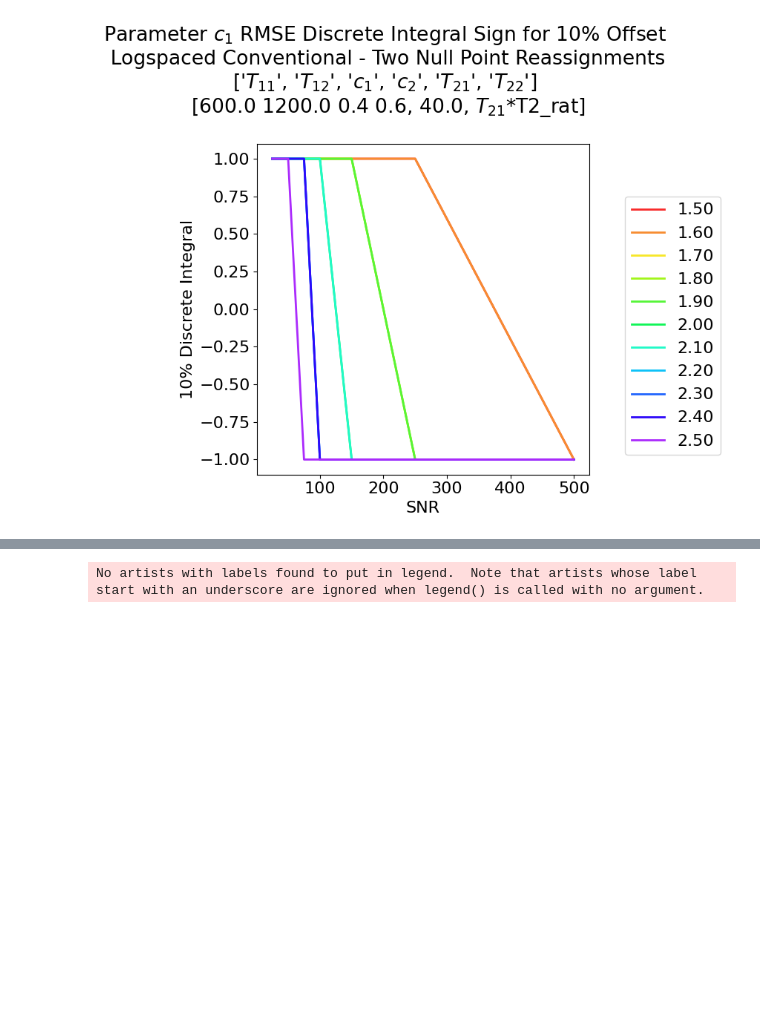
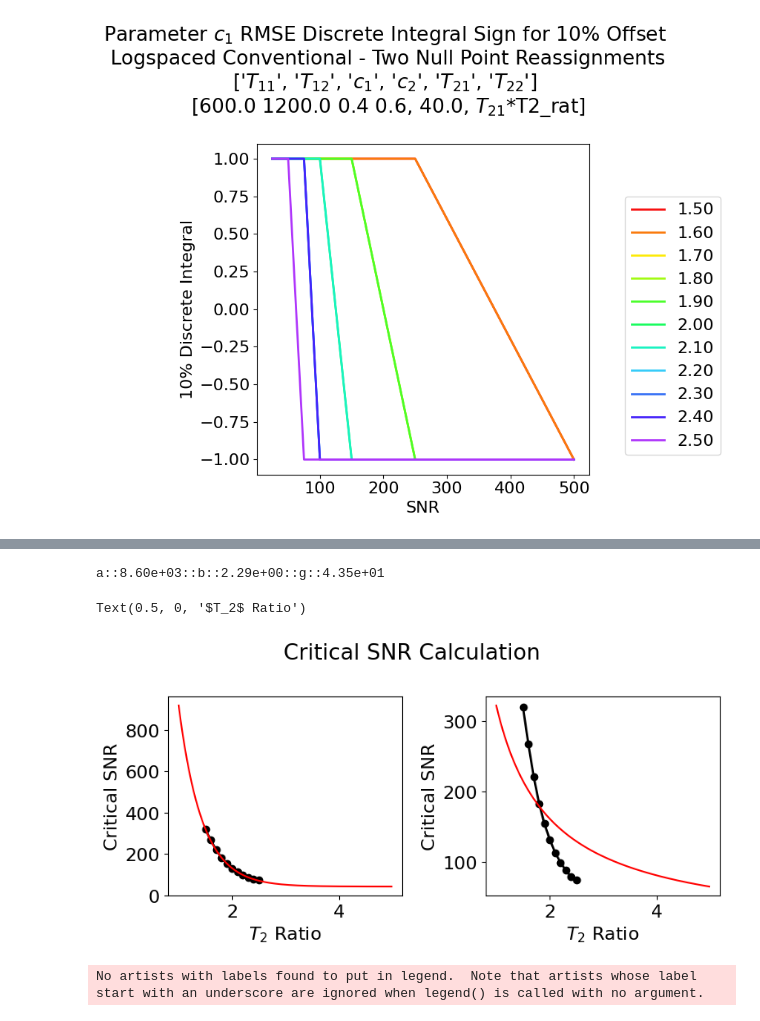
Before and after one commit to Griffin997/Stabilization, a Jupyter notebook: Reassign_Experiment/reassign_T2rat_Exp_Analysis.ipynb, the cells around one changed output, grey strips where cells are left out. Saved outputs shown, nothing was run; the diff lists cells and outputs as text; code cells hidden in the pictures; blank space fills up the shorter version.

Commit message:
fit of critical SNR

```diff
--- a/Reassign_Experiment/reassign_T2rat_Exp_Analysis.ipynb
+++ b/Reassign_Experiment/reassign_T2rat_Exp_Analysis.ipynb
@@ -526,10 +526,45 @@ No artists with labels found to put in legend.  Note that artists whose label st
 # %%
 x_intersection = np.zeros(len(T2rat_array))
+SNR_dense_array = np.arange(SNR_array[0],SNR_array[-1],1)
+line_fits = np.zeros((len(T2rat_array),len(SNR_dense_array)))
 
 for iT2 in range(len(T2rat_array)):
 
     poly_T2rat_cs = scipy.interpolate.make_smoothing_spline(SNR_array, SNR_vs_rat_mat[:, iT2])
     x_intersection[iT2] = scipy.optimize.fsolve(poly_T2rat_cs, 100)
+
+    line_fits[iT2,:] = poly_T2rat_cs(SNR_dense_array)
+# %%
+def exp_fit(T2_rat, alpha, beta, gamma):
+    return alpha*np.exp(-beta*T2_rat)+gamma
+
+def inv_fit(T2_rat, alpha):
+    return alpha/T2_rat
+
+popt_exp, _ = scipy.optimize.curve_fit(exp_fit, T2rat_array, x_intersection, p0 = [500, 1, 50])
+
+popt_inv, _ = scipy.optimize.curve_fit(inv_fit, T2rat_array, x_intersection, p0 = [200])
+
+T2_rat_interp = np.arange(1,5,0.02)
+
+plt.rc('font', size = 16)
+fig, ax = plt.subplots(1,2, figsize = (8, 4), tight_layout=True)
+fig.suptitle(f"Critical SNR Calculation")
+
+ax[0].plot(T2rat_array, x_intersection, color = 'k', ls = '-', marker = 'o', lw = 2)
+ax[0].plot(T2_rat_interp, exp_fit(T2_rat_interp, *popt_exp), color = 'r')
+ax[0].set_ylabel("Critical SNR")
+ax[0].set_xlabel(r'$T_2$ Ratio')
+print(f"a::{popt_exp[0]:0.2e}::b::{popt_exp[1]:0.2e}::g::{popt_exp[2]:0.2e}")
+
+ax[1].plot(T2rat_array, x_intersection, color = 'k', ls = '-', marker = 'o', lw = 2)
+ax[1].plot(T2_rat_interp, inv_fit(T2_rat_interp, *popt_inv), color = 'r')
+ax[1].set_ylabel("Critical SNR")
+ax[1].set_xlabel(r'$T_2$ Ratio')
+# %% [output]
+a::8.60e+03::b::2.29e+00::g::4.35e+01
+Text(0.5, 0, '$T_2$ Ratio')
+[figure, added]
 # %%
 plt.rc('font', size = 16)
 fig, ax = plt.subplots(1,1, figsize = (5, 4), tight_layout=True)
```
Also changed, not shown: parts of 4 cells of this notebook.
